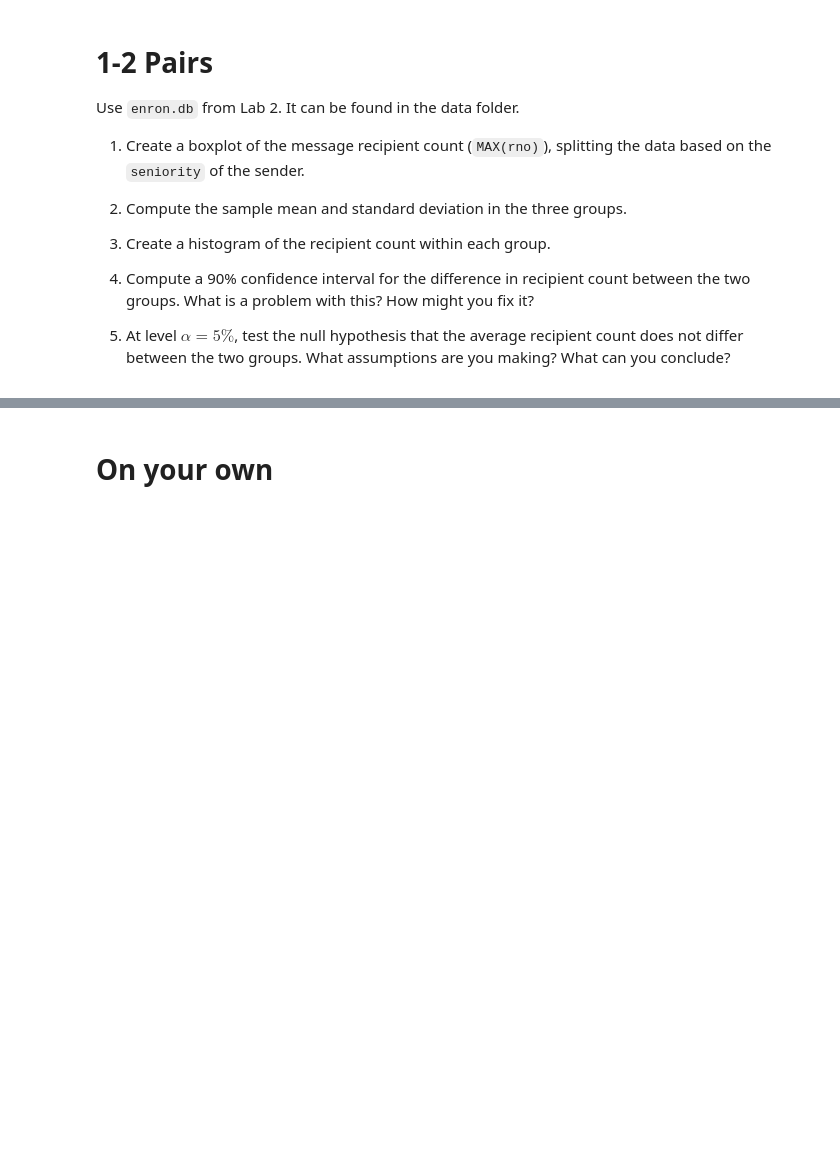
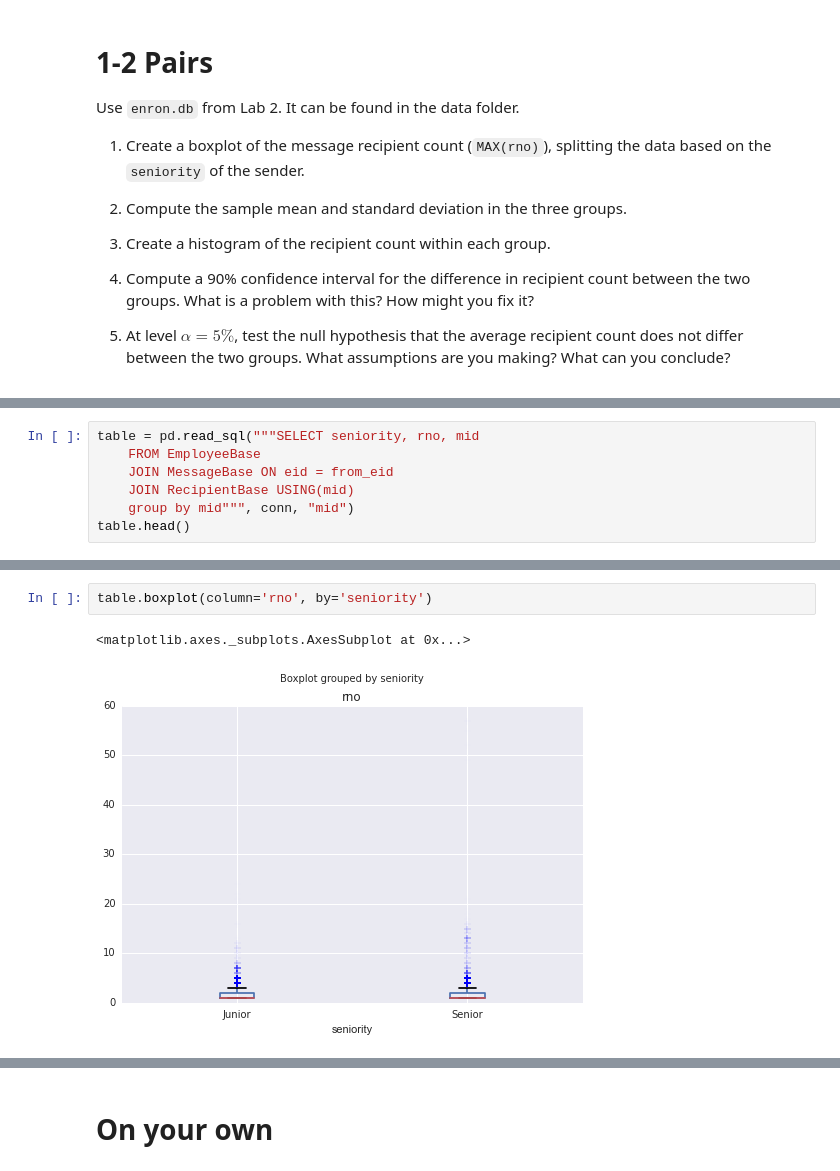
Before and after one commit to zfcousens/DAT_SF_12, a Jupyter notebook: 08-Stats_Lab.ipynb, the cells around one changed output, grey strips where cells are left out. Drawn from its saved outputs; the diff is of its cells as text; blank space fills up the shorter version.

```diff
--- a/08-Stats_Lab.ipynb
+++ b/08-Stats_Lab.ipynb
@@ -82,0 +110,7 @@ Use `enron.db` from Lab 2. It can be found in the data folder.
+# %%
+table = pd.read_sql("""SELECT seniority, rno, mid
+    FROM EmployeeBase
+    JOIN MessageBase ON eid = from_eid
+    JOIN RecipientBase USING(mid)
+    group by mid""", conn, "mid")
+table.head()
@@ -82,0 +125,5 @@ Use `enron.db` from Lab 2. It can be found in the data folder.
+# %%
+table.boxplot(column='rno', by='seniority')
+# %% [output]
+<matplotlib.axes._subplots.AxesSubplot at 0x...>
+[figure, added]
```
Also changed, not shown: parts of 7 cells of this notebook, 7 other files.
